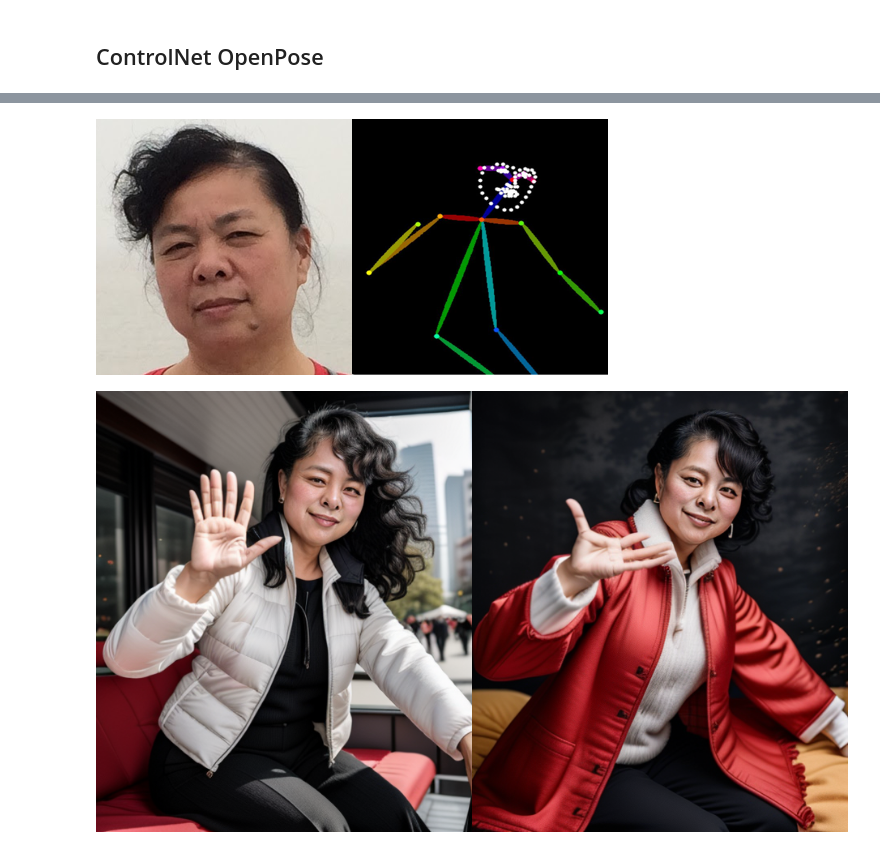
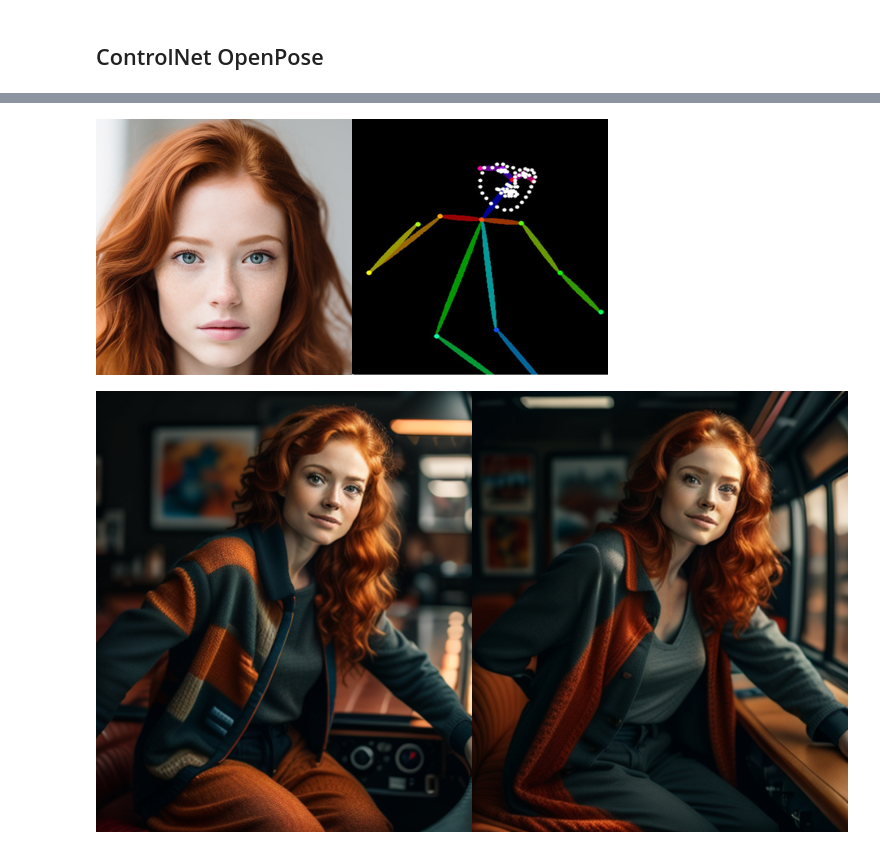
Before and after one commit to hehuan2363/RamdonStuff, a Jupyter notebook: ip_adapter_faceID_controlnet_demo.ipynb, the cells around one changed output, grey strips where cells are left out. Drawn from its saved outputs; the diff is of its cells as text; code cells hidden in the pictures.

```diff
--- a/ip_adapter_faceID_controlnet_demo.ipynb
+++ b/ip_adapter_faceID_controlnet_demo.ipynb
@@ -81,12 +81,12 @@ from PIL import Image
 
 from ip_adapter.ip_adapter_faceid import IPAdapterFaceID
 
-#base_model_path = "SG161222/Realistic_Vision_V4.0_noVAE"
+base_model_path = "SG161222/Realistic_Vision_V4.0_noVAE"
 #base_model_path = "SG161222/Realistic_Vision_V6.0_B1_noVAE"
 #runwayml/stable-diffusion-v1-5
-base_model_path = "runwayml/stable-diffusion-v1-5"
+#base_model_path = "runwayml/stable-diffusion-v1-5"
 vae_model_path = "stabilityai/sd-vae-ft-mse"
-ip_ckpt = "ip-adapter-faceid_sd15.bin"
+ip_ckpt = "models/ip-adapter-faceid_sd15.bin"
 device = "cuda"
 
 noise_scheduler = DDIMScheduler(
@@ -180,32 +176,32 @@ openpose_image.resize((256, 384))
 # %%
-image_path = "qingfang_face1.png"
+image_path = "assets/images/ai_face2.png"
 image = cv2.imread(image_path)
 faces = app.get(image)
 faceid_embeds = torch.from_numpy(faces[0].normed_embedding).unsqueeze(0)
 
-openpose_image = Image.open("pose1.png")
+openpose_image = Image.open("assets/images/pose1.png")
 openpose_image.resize((256, 384))
 
 orignal_image = Image.open(image_path)
 
 image_grid([orignal_image.resize((256, 256)), openpose_image.resize((256, 256))], 1, 2)
 # %% [output]
-[figure, old version]
+[figure, new version]
 # %%
 
 # load ip-adapter
 ip_model = IPAdapterFaceID(pipe, ip_ckpt, device)
 ip_model.set_scale(0.7)
 # # generate image
-prompt = "photo of a 55 y.o women from China,wave her hand say hi with black hair, 8k uhd, high quality"
-negative_prompt = "(deformed iris, deformed pupils, semi-realistic, cgi, 3d, render, sketch, cartoon, drawing, anime), text, cropped, out of frame, worst quality, low quality, jpeg artifacts, ugly, duplicate, morbid, mutilated, extra fingers, mutated hands, poorly drawn hands, poorly drawn face, mutation, deformed, blurry, dehydrated, bad anatomy, bad proportions, extra limbs, cloned face, disfigured, gross proportions, malformed limbs, missing arms, missing legs, extra arms, extra legs, fused fingers, too many fingers, long neck,naked"
+prompt = "photo of a 35 y.o woman, 8k uhd, high quality"
+negative_prompt = "(deformed iris, deformed pupils, semi-realistic, cgi, 3d, render, sketch, cartoon, drawing, anime),naked, broken hand, text, cropped, out of frame, worst quality, low quality, jpeg artifacts, ugly, duplicate, morbid, mutilated, extra fingers, mutated hands, poorly drawn hands, poorly drawn face, mutation, deformed, blurry, dehydrated, bad anatomy, bad proportions, extra limbs, cloned face, disfigured, gross proportions, malformed limbs, missing arms, missing legs, extra arms, extra legs, fused fingers, too many fingers, long neck,naked"
 
 # images = ip_model.generate(
 #     prompt=prompt, negative_prompt=negative_prompt, faceid_embeds=faceid_embeds, num_samples=2, width=512, height=768, num_inference_steps=30, seed=1022
 # )
 
 images = ip_model.generate(prompt=prompt, negative_prompt=negative_prompt, pil_image=image, image=openpose_image,faceid_embeds=faceid_embeds, num_samples=2, num_inference_steps=30, seed=42)
 grid = image_grid(images, 1, 2)
 grid
 # %% [output]
-[figure, old version]
+[figure, new version]
```
Also changed, not shown: parts of 7 cells of this notebook.
